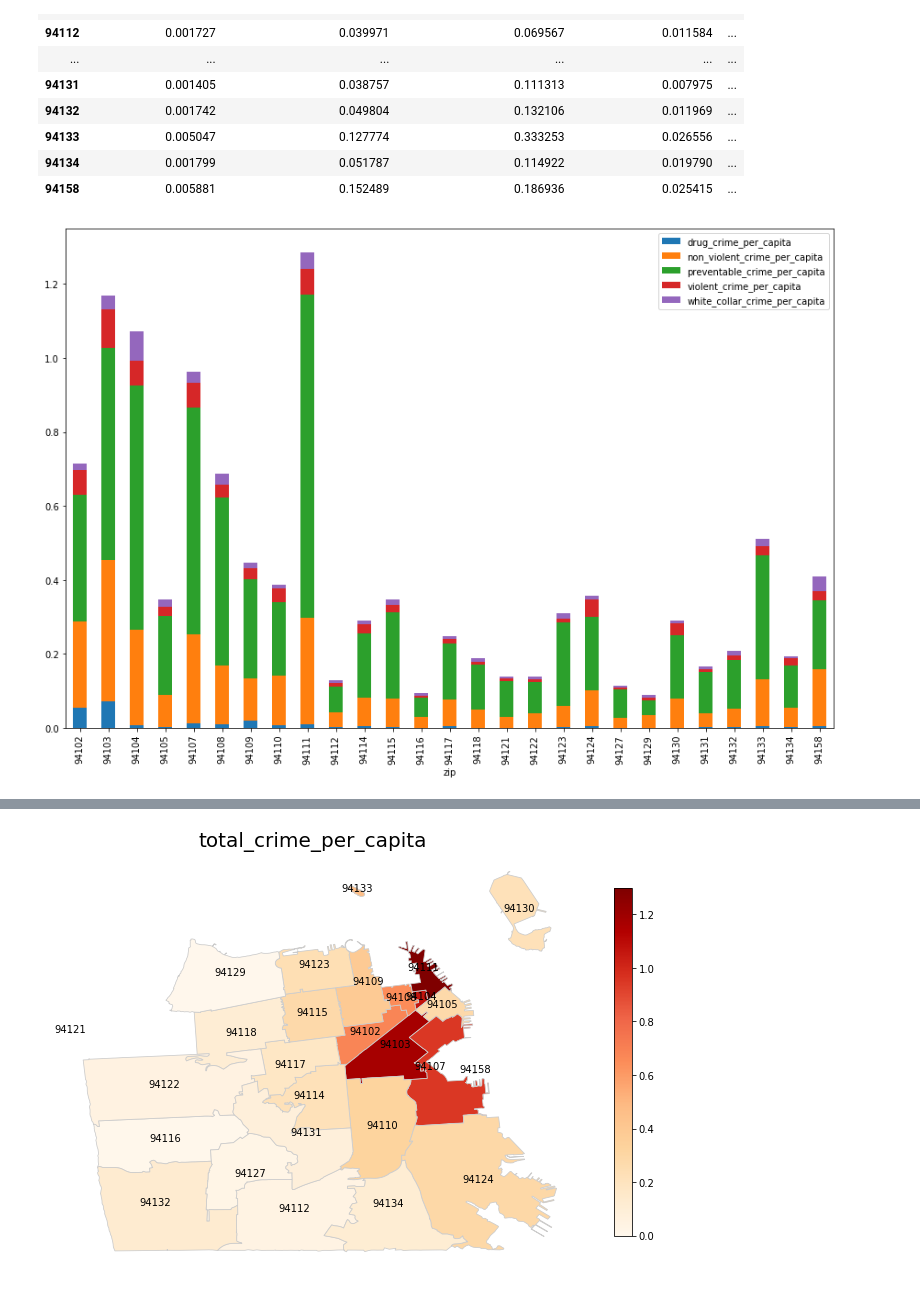
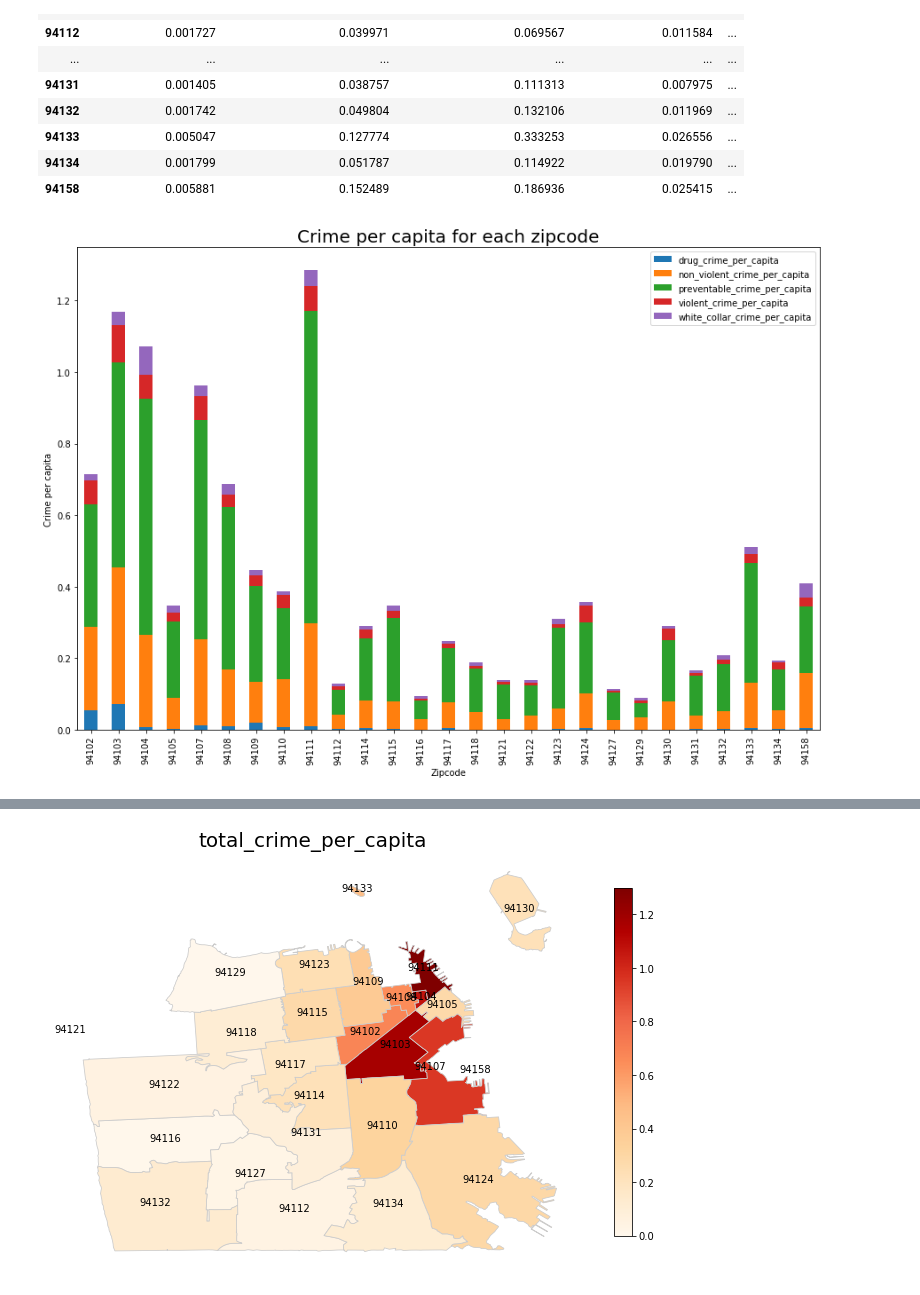
Before and after one commit to yeoelton/Predicting-Crime-San-Francisco, a Jupyter notebook: code/Capstone Project_Part 1.ipynb, the cells around one changed output, grey strips where cells are left out. Cells and saved outputs as stored; diff of their text form; code cells hidden in the pictures.

```diff
--- a/code/Capstone Project_Part 1.ipynb
+++ b/code/Capstone Project_Part 1.ipynb
@@ -1106,5 +1147,7 @@ reports_pc2
 # %%
 #bar graph for each type of crime per capita for each zipcode
 ax=reports_pc2.plot.bar(figsize=(15,10), stacked=True)
+ax.set(xlabel='Zipcode', ylabel='Crime per capita')
+ax.set_title('Crime per capita for each zipcode', fontweight = 30, fontsize = 20);
 # %% [output]
-[figure, old version]
+[figure, new version]
```
Also changed, not shown: parts of 56 cells of this notebook, 2 other files.
